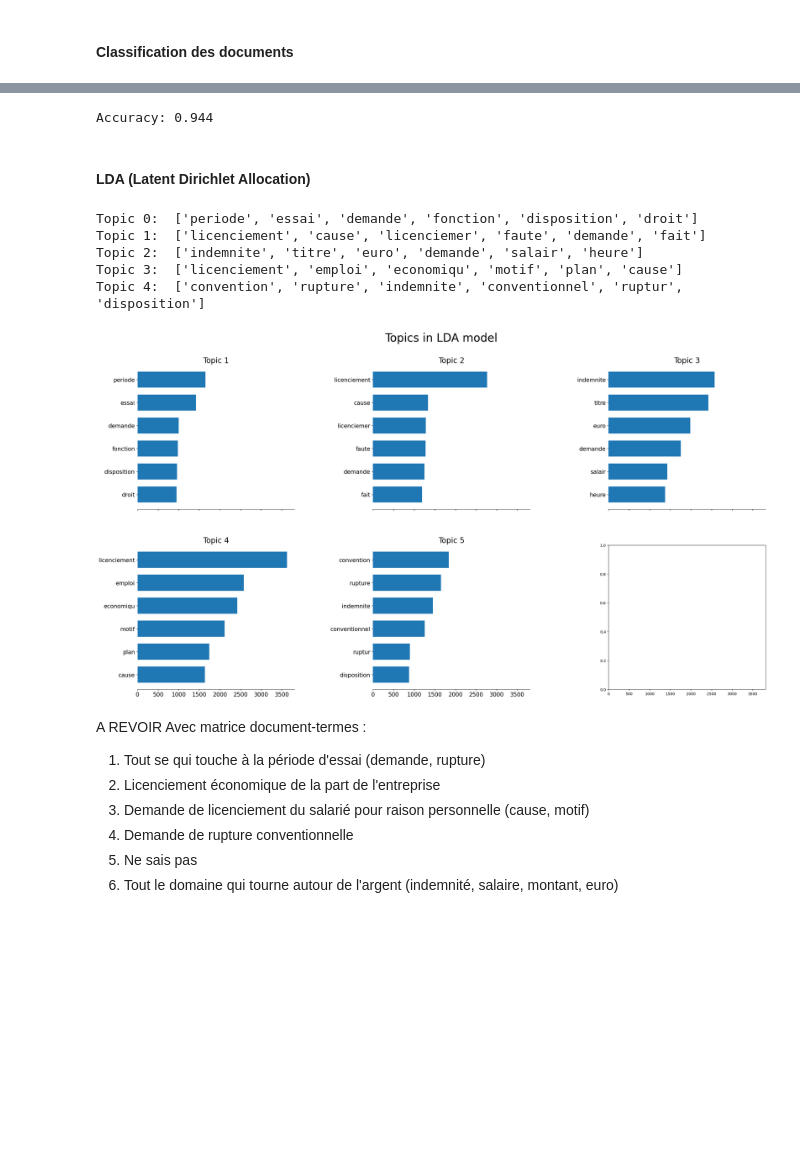
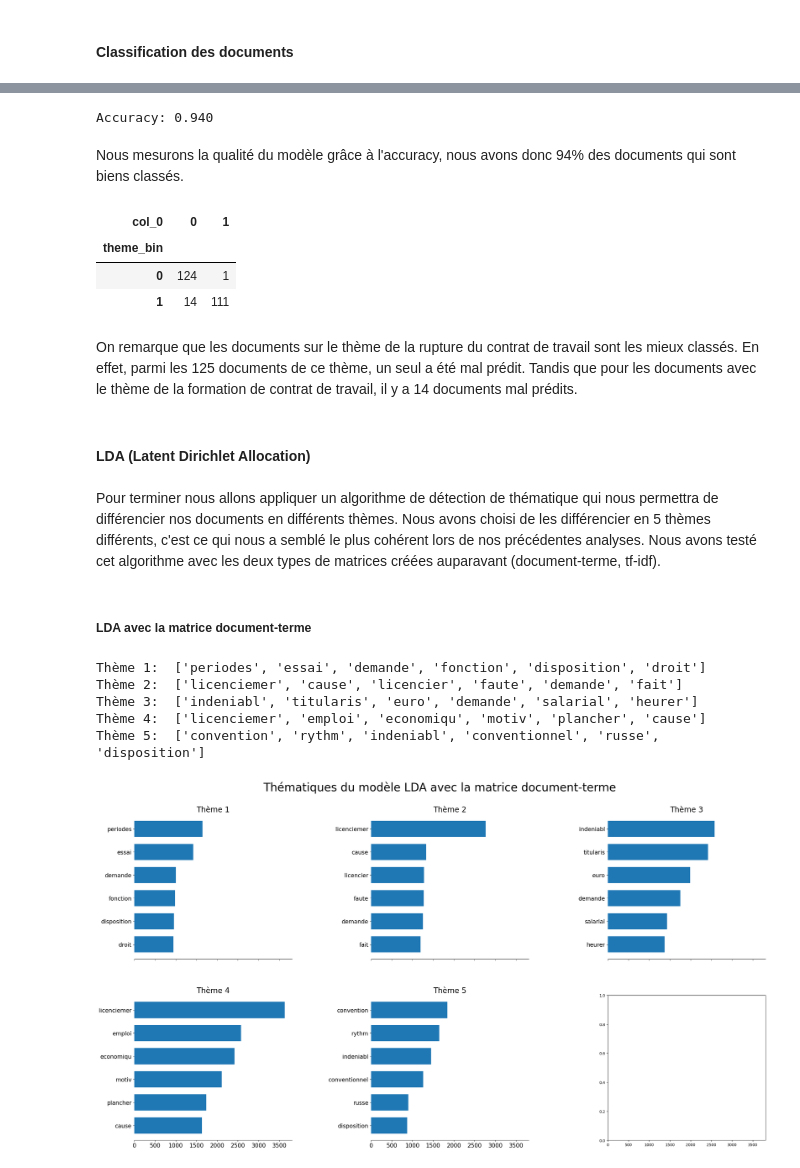
Before and after one commit to elecunff/M2_NLP_Mandard_LeCunff, a Jupyter notebook: Script/NLP.ipynb, the cells around one changed output, grey strips where cells are left out. Saved outputs shown, nothing was run; the diff lists cells and outputs as text; code cells hidden in the pictures; blank space fills up the shorter version.

```diff
--- a/Script/NLP.ipynb
+++ b/Script/NLP.ipynb
@@ -277,8 +289,5 @@ Nous avons donc récupérés les paramètres optimaux pour notre forêt aléatoi
 # %%
-forest = RandomForestClassifier(criterion='gini',
-                                 max_depth=10,
-                                 min_samples_split=10,
-                                 n_estimators=50)
+forest = RandomForestClassifier(criterion='gini', max_depth=20, min_samples_split=2, n_estimators=200)
 
 # Entrainement du modèle
 forest.fit(X_train, y_train)
@@ -287,12 +296,28 @@ forest.fit(X_train, y_train)
 y_pred = forest.predict(X_test)
 print('Accuracy: %.3f' % accuracy_score(y_test, y_pred))
 # %% [output]
-Accuracy: 0.944
+Accuracy: 0.940
+# %% [markdown]
+Nous mesurons la qualité du modèle grâce à l'accuracy, nous avons donc 94% des documents qui sont biens classés.
+# %%
+# Matrice de confusion pour voir quelle est la catégorie la moins bien prédite
+pd.crosstab(y_test, y_pred)
+# %% [output]
+| col_0 | 0 | 1 |
+| theme_bin |  |  |
+| 0 | 124 | 1 |
+| 1 | 14 | 111 |
+# %% [markdown]
+On remarque que les documents sur le thème de la rupture du contrat de travail sont les mieux classés. En effet, parmi les 125 documents de ce thème, un seul a été mal prédit. Tandis que pour les documents avec le thème de la formation de contrat de travail, il y a 14 documents mal prédits.
 # %% [markdown]
 #### LDA (Latent Dirichlet Allocation)
+# %% [markdown]
+Pour terminer nous allons appliquer un algorithme de détection de thématique qui nous permettra de différencier nos documents en différents thèmes.
+Nous avons choisi de les différencier en 5 thèmes différents, c'est ce qui nous a semblé le plus cohérent lors de nos précédentes analyses. Nous avons testé cet algorithme avec les deux types de matrices créées auparavant (document-terme, tf-idf).
+# %% [markdown]
+##### LDA avec la matrice document-terme
 # %%
-from sklearn.decomposition import LatentDirichletAllocation
-
+# Application de la LDA avec la matrice document-terme
 lda_doc_terme = LatentDirichletAllocation(n_components=5, random_state=1234)
 lda_matrix_doc_terme = lda_doc_terme.fit_transform(X_doc_terme)
 
@@ -300,28 +325,41 @@ terms_doc_terme = vec.get_feature_names_out()
 
 lda_components_doc_terme=lda_doc_terme.components_
 
+# Affichage des cinq thèmes avec les six mots les plus dominants de ces thèmes
 for index, component in enumerate(lda_components_doc_terme):
     zipped = zip(terms_doc_terme, component)
     top_terms_key=sorted(zipped, key = lambda t: t[1], reverse=True)[:6]
     top_terms_list=list(dict(top_terms_key).keys())
-    print("Topic "+str(index)+": ", top_terms_list)
+    print("Thème "+str(index+1)+": ", top_terms_list)
 # %% [output]
-Topic 0:  ['periode', 'essai', 'demande', 'fonction', 'disposition', 'droit']
-Topic 1:  ['licenciement', 'cause', 'licenciemer', 'faute', 'demande', 'fait']
-Topic 2:  ['indemnite', 'titre', 'euro', 'demande', 'salair', 'heure']
-Topic 3:  ['licenciement', 'emploi', 'economiqu', 'motif', 'plan', 'cause']
-Topic 4:  ['convention', 'rupture', 'indemnite', 'conventionnel', 'ruptur', 'disposition']
+Thème 1:  ['periodes', 'essai', 'demande', 'fonction', 'disposition', 'droit']
+Thème 2:  ['licenciemer', 'cause', 'licencier', 'faute', 'demande', 'fait']
+Thème 3:  ['indeniabl', 'titularis', 'euro', 'demande', 'salarial', 'heurer']
+Thème 4:  ['licenciemer', 'emploi', 'economiqu', 'motiv', 'plancher', 'cause']
+Thème 5:  ['convention', 'rythm', 'indeniabl', 'conventionnel', 'russe', 'disposition']
-# %%
-n_top_words = 6
-plot_top_words(lda_doc_terme, terms_doc_terme, n_top_words, "Topics in LDA model", lda_components_doc_terme)
-# %% [output]
-[figure, removed]
-# %% [markdown]
-A REVOIR
-Avec matrice document-termes :
-1) Tout se qui touche à la période d'essai (demande, rupture)
-2) Licenciement économique de la part de l'entreprise
-3) Demande de licenciement du salarié pour raison personnelle (cause, motif)
-4) Demande de rupture conventionnelle
-5) Ne sais pas
-6) Tout le domaine qui tourne autour de l'argent (indemnité, salaire, montant, euro)
+# %%
+# Fonction qui permet d'afficher les graphiques lors de l'analyse de thématiques
+def plot_top_words(model, feature_names, n_top_words, title, lda_components):
+    fig, axes = plt.subplots(2, 3, figsize=(30, 15), sharex=True)
+    axes = axes.flatten()
+    for index, topic in enumerate(lda_components):
+        top_features_key = topic.argsort()[: -n_top_words - 1 : -1]
+        top_features = [feature_names[i] for i in top_features_key]
+        weights = topic[top_features_key]
+
+        ax = axes[index]
+        ax.barh(top_features, weights, height=0.7)
+        ax.set_title(f"Thème {index +1}", fontdict={"fontsize": 20})
+        ax.invert_yaxis()
+        ax.tick_params(axis="both", which="major", labelsize=15)
+        for i in "top right left".split():
+            ax.spines[i].set_visible(False)
+        fig.suptitle(title, fontsize=30)
+
+    plt.subplots_adjust(top=0.90, bottom=0.1, wspace=0.50, hspace=0.25)
+    plt.show()
+
+n_top_words = 6
+plot_top_words(lda_doc_terme, terms_doc_terme, n_top_words, "Thématiques du modèle LDA avec la matrice document-terme", lda_components_doc_terme)
+# %% [output]
+[figure, added]
```
Also changed, not shown: parts of 61 cells of this notebook, 1 other file.
